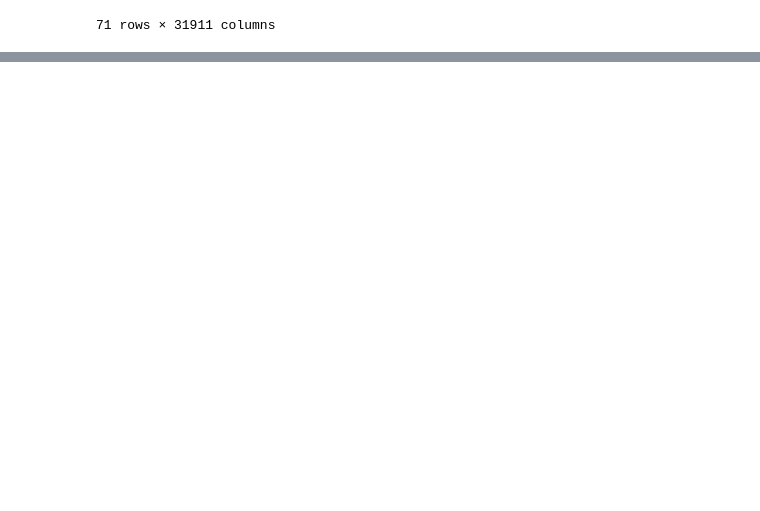
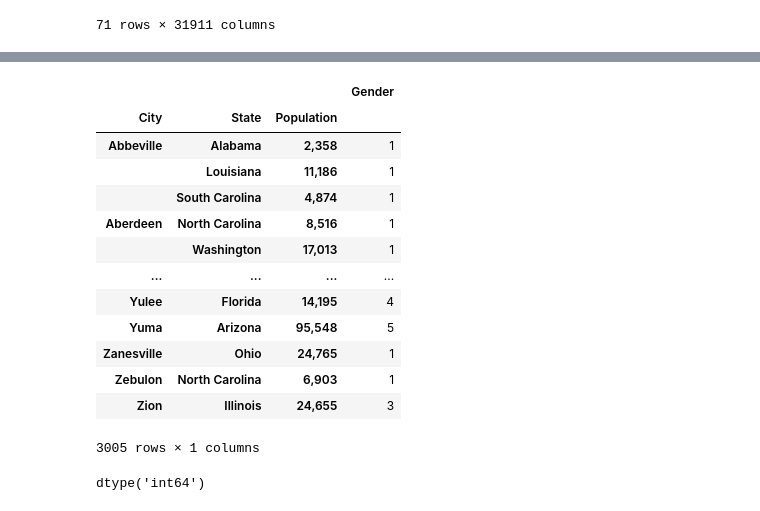
Before and after one commit to matt-harvey-data/US_Police_Shootings_2015-2024, a Jupyter notebook: US_Police_Shootings_2015-2024.ipynb, the cells around one changed output, grey strips where cells are left out. Saved outputs shown, nothing was run; the diff lists cells and outputs as text; code cells hidden in the pictures; blank space fills up the shorter version.

```diff
--- a/US_Police_Shootings_2015-2024.ipynb
+++ b/US_Police_Shootings_2015-2024.ipynb
@@ -723,0 +705,24 @@ pop_data.rename(columns={'Total:':'Population'})
+# %%
+# Rename the population column which had carried 'Total:' over from the population DataFrame for the purposes of human
+# readability and interpretability when we will potentially use it for visualization
+
+pop_data.rename(columns={'Total:':'Population'}, inplace=True)
+# %%
+pop_grouped = pd.DataFrame(pop_data[['City', 'State', 'Gender', 'Population']].groupby(['City', 'State', 'Population']).count())
+
+pop_grouped
+# %% [output]
+|  |  |  | Gender |
+| City | State | Population |  |
+| Abbeville | Alabama | 2,358 | 1 |
+|  | Louisiana | 11,186 | 1 |
+|  | South Carolina | 4,874 | 1 |
+| Aberdeen | North Carolina | 8,516 | 1 |
+|  | Washington | 17,013 | 1 |
+| ... | ... | ... | ... |
+| Yulee | Florida | 14,195 | 4 |
+| Yuma | Arizona | 95,548 | 5 |
+| Zanesville | Ohio | 24,765 | 1 |
+| Zebulon | North Carolina | 6,903 | 1 |
+| Zion | Illinois | 24,655 | 3 |
+3005 rows × 1 columns
@@ -723,0 +737,4 @@ pop_data.rename(columns={'Total:':'Population'})
+# %%
+pop_grouped['Number_of_Shootings'].dtype
+# %% [output]
+dtype('int64')
```
Also changed, not shown: parts of 41 cells of this notebook, 1 other file.
